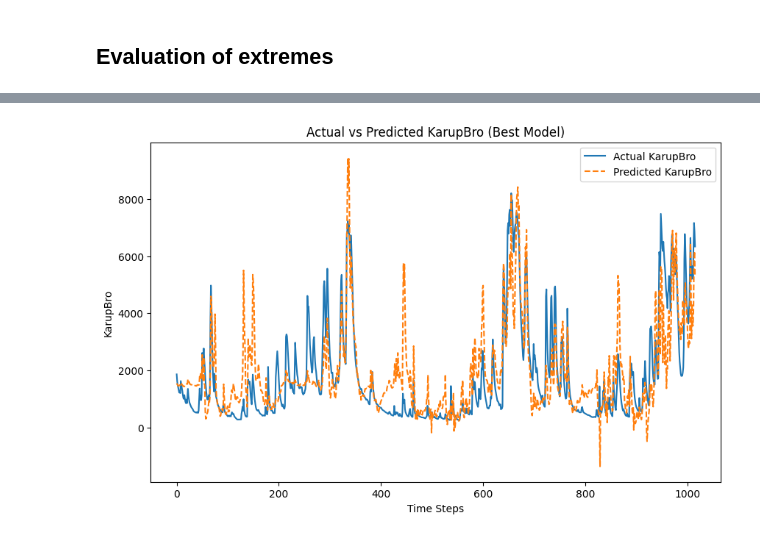
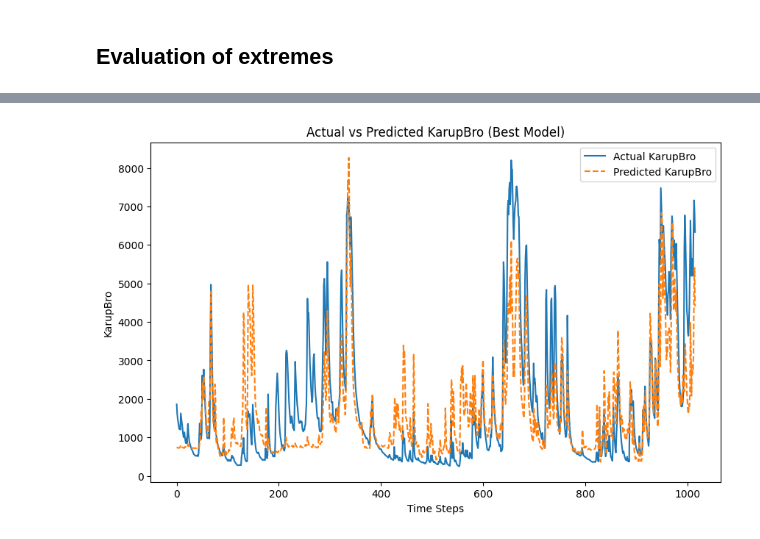
Before and after one commit to nicolaigarder/Forecasting-water-inflow, a Jupyter notebook: Fine_tuning.ipynb, the cells around one changed output, grey strips where cells are left out. Cells and saved outputs as stored; diff of their text form; code cells hidden in the pictures.

```diff
--- a/Fine_tuning.ipynb
+++ b/Fine_tuning.ipynb
@@ -150,7 +156,10 @@ def full_grid_search_with_logging(df):
 
         # Preprocess data for current time_steps
         X_series, y_series, scaler_y = preprocess_data(df, params["time_steps"])
-        X_train, X_val, y_train, y_val = train_test_split(X_series, y_series, test_size=0.2, shuffle=False)
+
+        # Perform a train-validation-test split
+        X_train, X_temp, y_train, y_temp = train_test_split(X_series, y_series, test_size=0.4, shuffle=False)  # 60% train, 40% temp
+        X_val, X_test, y_val, y_test = train_test_split(X_temp, y_temp, test_size=0.5, shuffle=False)  # 20% val, 20% test
         features = X_series.shape[2]
 
         # Train and evaluate the model
@@ -166,22 +175,19 @@ def full_grid_search_with_logging(df):
             best_loss = val_loss
             best_params = params
             best_model = model
+            best_test_data = (X_test, y_test)
 
-    return best_params, best_loss, best_model, scaler_y
+    return best_params, best_loss, best_model, scaler_y, best_test_data
 
-# grid search with logging
-best_params, best_loss, best_model, scaler_y = full_grid_search_with_logging(merged_df)
+# Grid search with logging
+best_params, best_loss, best_model, scaler_y, best_test_data = full_grid_search_with_logging(merged_df)
 
 # Best parameters
 print("Best Parameters:", best_params)
 print("Best Validation Loss:", best_loss)
 
 # Evaluate and plot predictions using best model
-def plot_predictions(best_model, scaler_y, df, time_steps):
-    # Prepare test data
-    X_series, y_series, _ = preprocess_data(df, time_steps)
-    X_train, X_test, y_train, y_test = train_test_split(X_series, y_series, test_size=0.2, shuffle=False)
-
+def plot_predictions(best_model, scaler_y, X_test, y_test):
     # Predict on test data
     y_pred = best_model.predict(X_test)
     y_test_inverse = scaler_y.inverse_transform(y_test)
@@ -197,7 +203,8 @@ def plot_predictions(best_model, scaler_y, df, time_steps):
     plt.legend()
     plt.show()
 
-# Plot predictions
-plot_predictions(best_model, scaler_y, merged_df, best_params["time_steps"])
+# Plot predictions using the true test set
+X_test, y_test = best_test_data
+plot_predictions(best_model, scaler_y, X_test, y_test)
 # %% [output]
 Combination 1/1: {'loss': 'mse', 'batch_size': 8, 'learning_rate': 0.001, 'lstm_units': 400, 'layers': 1, 'time_steps': 30}
@@ -209,2 +216,2 @@ Best Validation Loss: 0.013604874722659588
-[figure, old version]
+[figure, new version]
 # %%
```
Also changed, not shown: parts of 3 cells of this notebook, 3 other files.
